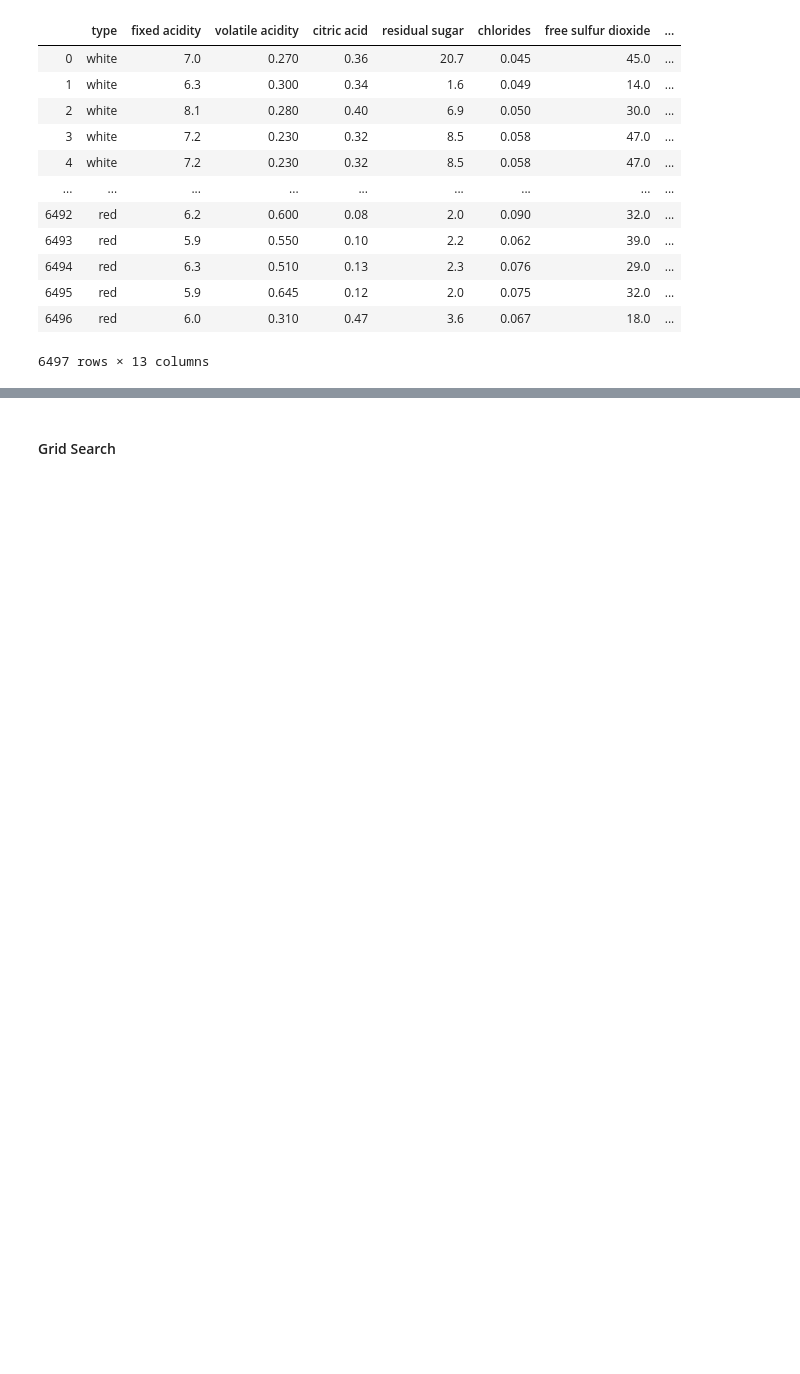
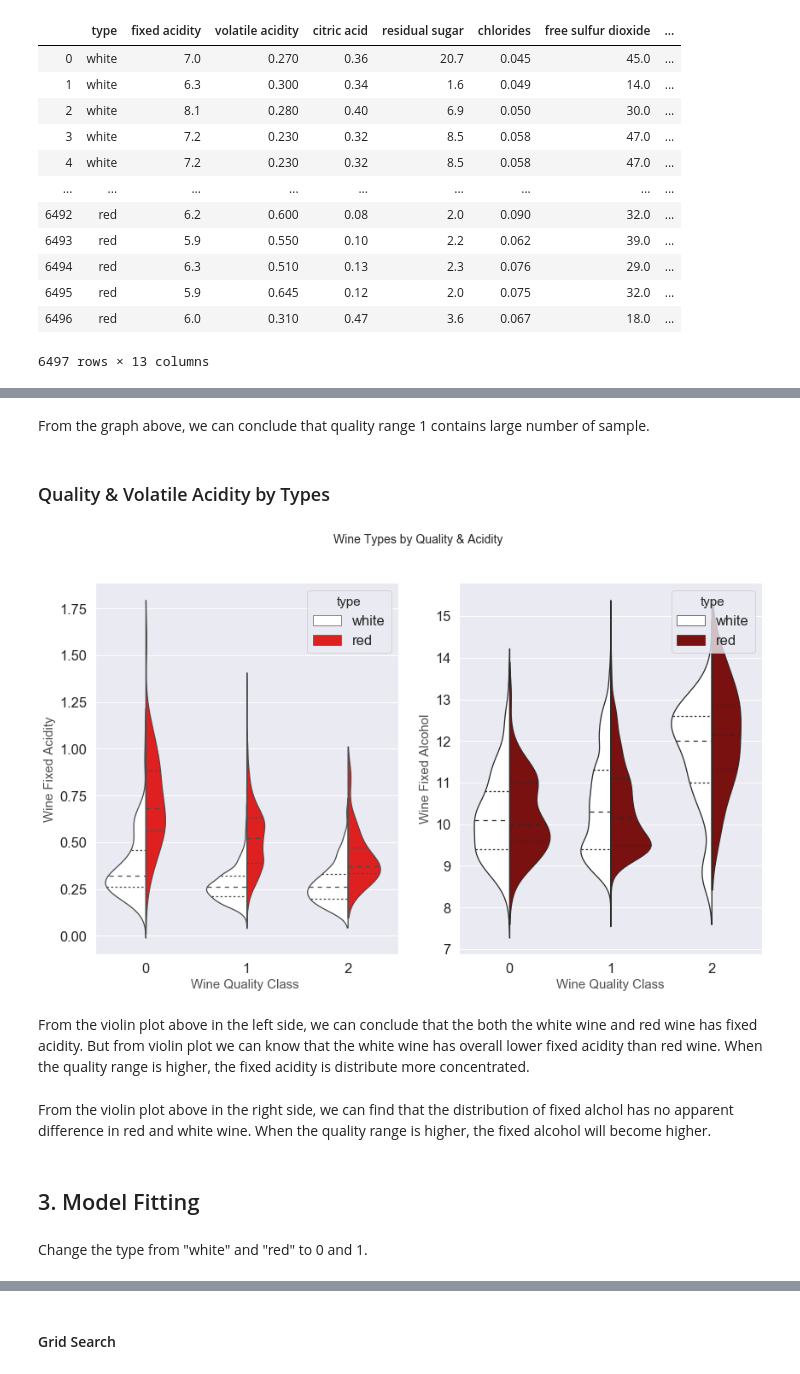
Before and after one commit to Jingyi-Yan/applied_data_science, a Jupyter notebook: Project_JingyiYan/notebooks/Final Project.ipynb, the cells around one changed output, grey strips where cells are left out. Drawn from its saved outputs; the diff is of its cells as text; code cells hidden in the pictures; blank space fills up the shorter version.

```diff
--- a/Project_JingyiYan/notebooks/Final Project.ipynb
+++ b/Project_JingyiYan/notebooks/Final Project.ipynb
@@ -192,0 +278,28 @@ df_bins
+# %% [markdown]
+From the graph above, we can conclude that quality range 1 contains large number of sample.
+# %% [markdown]
+### Quality & Volatile Acidity by Types
+# %%
+f, (ax1, ax2) = plt.subplots(1, 2, figsize=(14, 8))
+f.suptitle('Wine Types by Quality & Acidity', fontsize=14)
+
+sns.violinplot(x='quality_range', y='volatile acidity', hue='type', data=df_bins, split=True, inner='quart', linewidth=1.3,
+               palette={'red': 'red', 'white': 'white'}, ax=ax1)
+ax1.set_xlabel("Wine Quality Class ",size = 15,alpha=0.8)
+ax1.set_ylabel("Wine Fixed Acidity",size = 15,alpha=0.8)
+
+sns.violinplot(x='quality_range', y='alcohol', hue='type', data=df_bins, split=True, inner='quart', linewidth=1.3,
+               palette={'red': 'darkred', 'white': 'white'}, ax=ax2)
+ax2.set_xlabel("Wine Quality Class",size = 15,alpha=0.8)
+ax2.set_ylabel("Wine Fixed Alcohol",size = 15,alpha=0.8)
+plt.show()
+# %% [output]
+[figure, added]
+# %% [markdown]
+From the violin plot above in the left side, we can conclude that the both the white wine and red wine has fixed acidity. But from violin plot we can know that the white wine has overall lower fixed acidity than red wine. When the quality range is higher, the fixed acidity is distribute more concentrated.
+# %% [markdown]
+From the violin plot above in the right side, we can find that the distribution of fixed alchol has no apparent difference in red and white wine. When the quality range is higher, the fixed alcohol will become higher.
+# %% [markdown]
+## 3. Model Fitting
+# %% [markdown]
+Change the type from "white" and "red" to 0 and 1.
```
Also changed, not shown: parts of 48 cells of this notebook, 1 other file.
